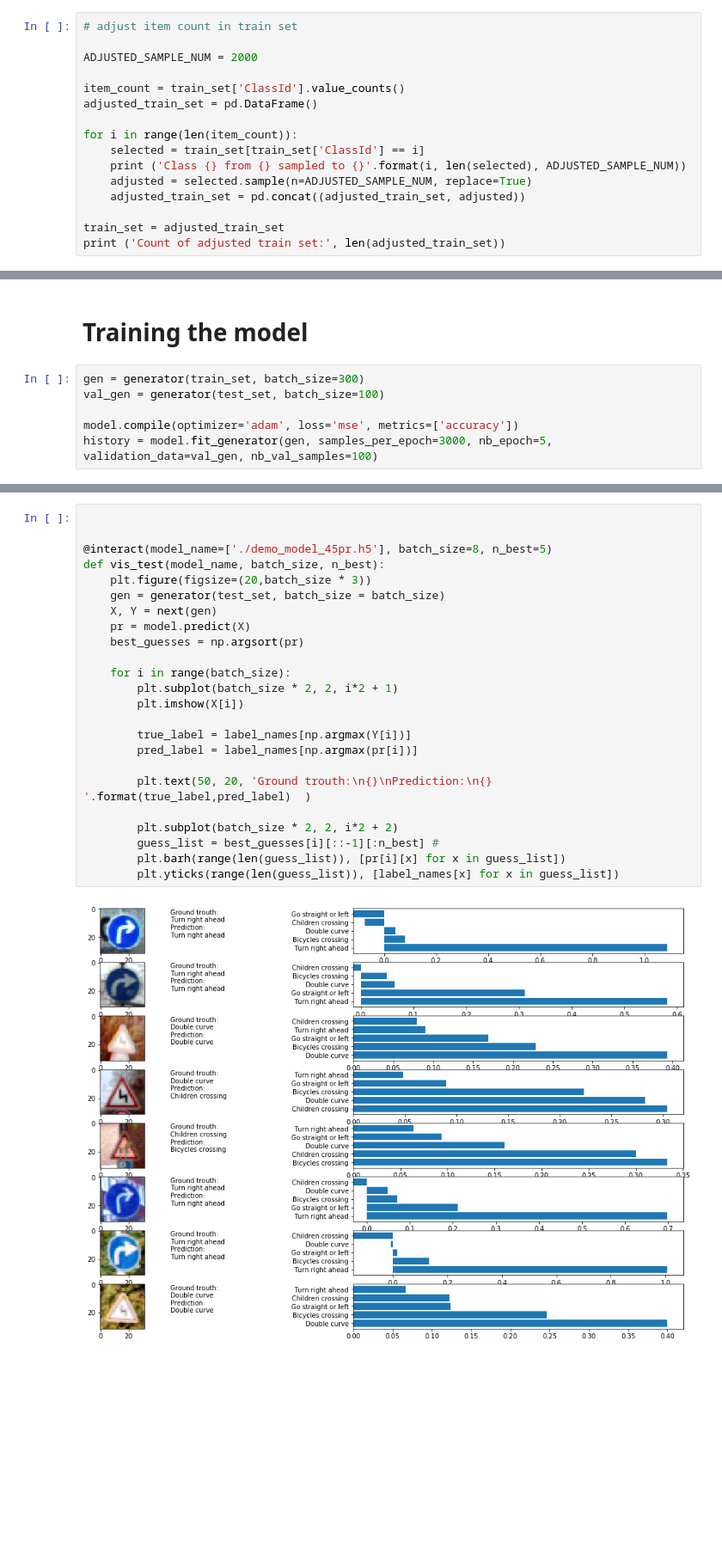
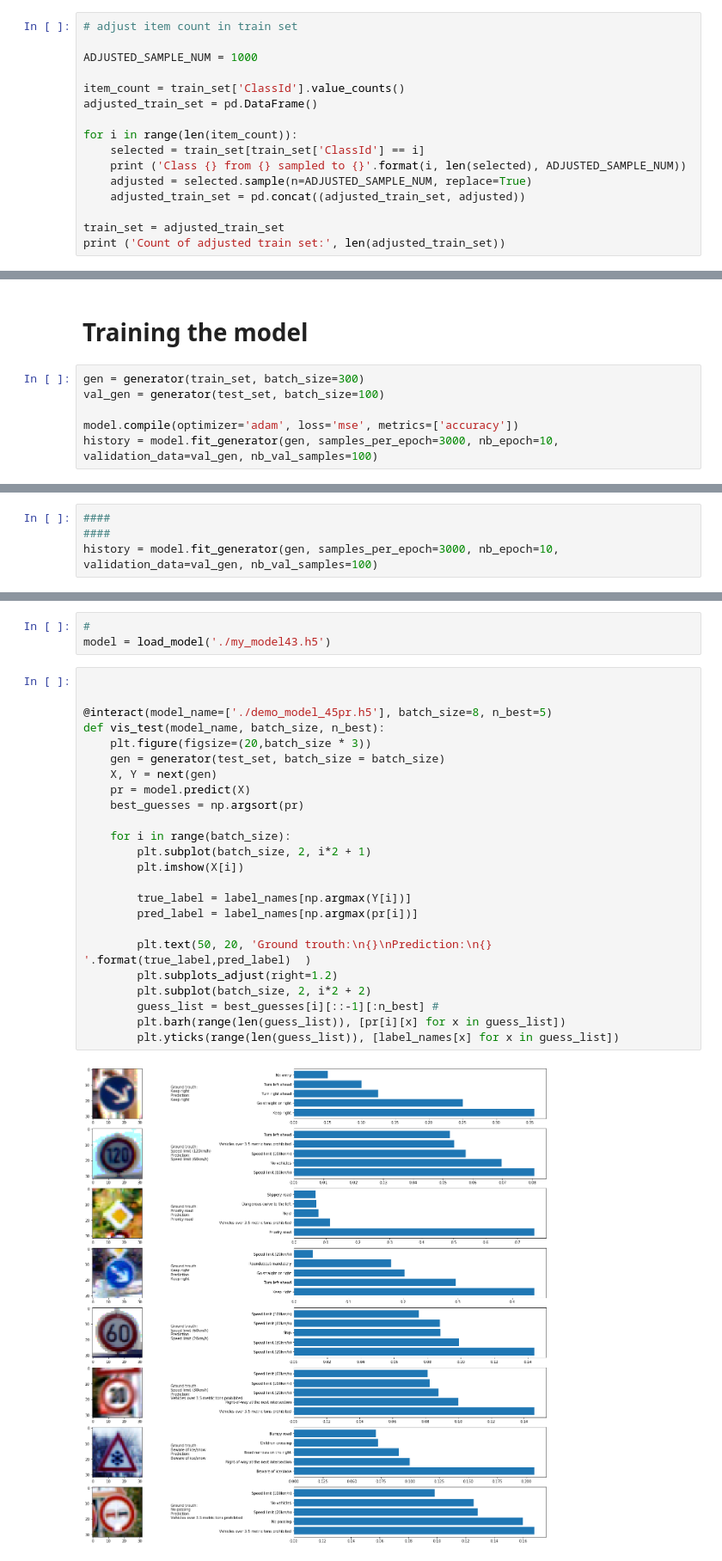
Before and after one commit to tempflip/Traffic_Sign_Classifier_Workshop, a Jupyter notebook: project.ipynb, the cells around one changed output, grey strips where cells are left out. Shown at 86% size. Saved outputs shown, nothing was run; the diff lists cells and outputs as text; blank space fills up the shorter version.

```diff
--- a/project.ipynb
+++ b/project.ipynb
@@ -131,7 +121,7 @@ The count of different traffic signs is not equal. We need no adjust this count,
 # %%
 # adjust item count in train set
 
-ADJUSTED_SAMPLE_NUM = 2000
+ADJUSTED_SAMPLE_NUM = 1000
 
 item_count = train_set['ClassId'].value_counts()
 adjusted_train_set = pd.DataFrame()
@@ -244,5 +246,5 @@ gen = generator(train_set, batch_size=300)
 val_gen = generator(test_set, batch_size=100)
 
 model.compile(optimizer='adam', loss='mse', metrics=['accuracy'])
-history = model.fit_generator(gen, samples_per_epoch=3000, nb_epoch=5, validation_data=val_gen, nb_val_samples=100)
+history = model.fit_generator(gen, samples_per_epoch=3000, nb_epoch=10, validation_data=val_gen, nb_val_samples=100)
 # %% [output]
@@ -271,0 +284,4 @@ plt.legend()
+# %%
+####
+####
+history = model.fit_generator(gen, samples_per_epoch=3000, nb_epoch=10, validation_data=val_gen, nb_val_samples=100)
@@ -295,26 +332,29 @@ model.save('./demo_model_45pr.h5')
+# %%
+#
+model = load_model('./my_model43.h5')
 # %%
 
 
 @interact(model_name=['./demo_model_45pr.h5'], batch_size=8, n_best=5)
 def vis_test(model_name, batch_size, n_best):
     plt.figure(figsize=(20,batch_size * 3))
     gen = generator(test_set, batch_size = batch_size)
     X, Y = next(gen)
     pr = model.predict(X)
     best_guesses = np.argsort(pr)
 
     for i in range(batch_size):
-        plt.subplot(batch_size * 2, 2, i*2 + 1)
+        plt.subplot(batch_size, 2, i*2 + 1)
         plt.imshow(X[i])
 
         true_label = label_names[np.argmax(Y[i])]
         pred_label = label_names[np.argmax(pr[i])]
 
         plt.text(50, 20, 'Ground trouth:\n{}\nPrediction:\n{} '.format(true_label,pred_label)  )
-
-        plt.subplot(batch_size * 2, 2, i*2 + 2)
+        plt.subplots_adjust(right=1.2)
+        plt.subplot(batch_size, 2, i*2 + 2)
         guess_list = best_guesses[i][::-1][:n_best] #
         plt.barh(range(len(guess_list)), [pr[i][x] for x in guess_list])
         plt.yticks(range(len(guess_list)), [label_names[x] for x in guess_list])
 # %% [output]
-[figure, old version]
+[figure, new version]
```
Also changed, not shown: parts of 12 cells of this notebook.
